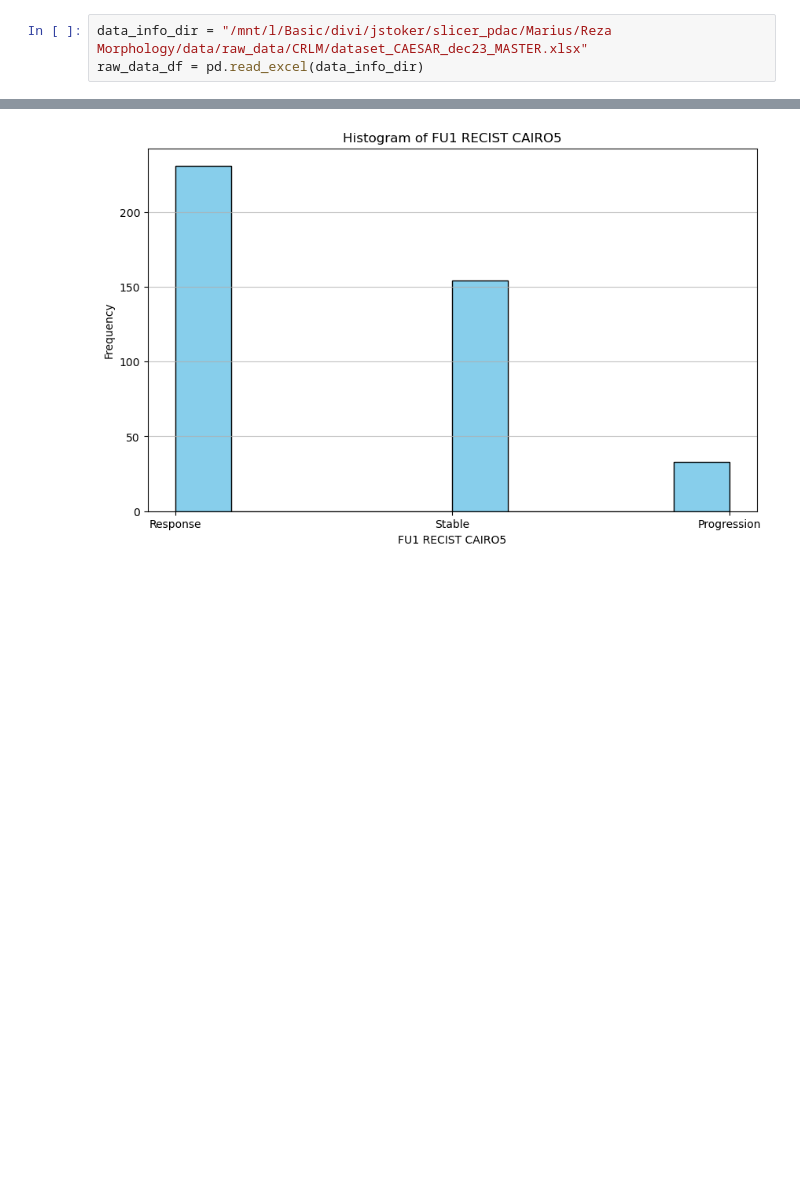
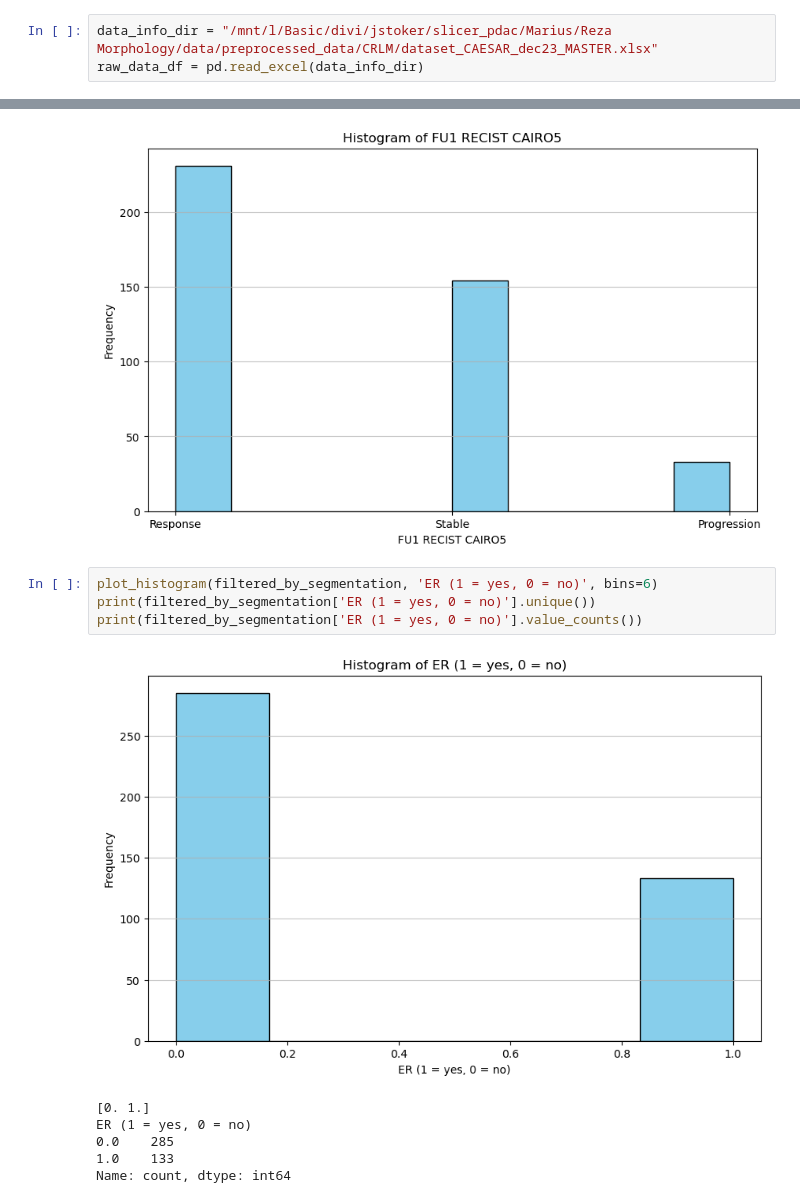
Before and after one commit to rezakarimzadeh/crlm, a Jupyter notebook: notebooks/available_data_statistics.ipynb, the cells around one changed output, grey strips where cells are left out. Saved outputs shown, nothing was run; the diff lists cells and outputs as text; blank space fills up the shorter version.

```diff
--- a/notebooks/available_data_statistics.ipynb
+++ b/notebooks/available_data_statistics.ipynb
@@ -14,7 +14,7 @@ def plot_histogram(df, column_name, bins=10):
     plt.grid(axis='y', alpha=0.75)
     plt.show()
 # %%
-data_info_dir = "/mnt/l/Basic/divi/jstoker/slicer_pdac/Marius/Reza Morphology/data/raw_data/CRLM/dataset_CAESAR_dec23_MASTER.xlsx"
+data_info_dir = "/mnt/l/Basic/divi/jstoker/slicer_pdac/Marius/Reza Morphology/data/preprocessed_data/CRLM/dataset_CAESAR_dec23_MASTER.xlsx"
 raw_data_df = pd.read_excel(data_info_dir)
 # %%
 raw_data_df.head()
@@ -121,3 +127,14 @@ See the caveats in the documentation: https://pandas.pydata.org/pandas-docs/stab
 plot_histogram(filtered_by_segmentation, 'FU1 RECIST CAIRO5', bins=10)
 # %% [output]
 [figure]
+# %%
+plot_histogram(filtered_by_segmentation, 'ER (1 = yes, 0 = no)', bins=6)
+print(filtered_by_segmentation['ER (1 = yes, 0 = no)'].unique())
+print(filtered_by_segmentation['ER (1 = yes, 0 = no)'].value_counts())
+# %% [output]
+[figure, added]
+[0. 1.]
+ER (1 = yes, 0 = no)
+0.0    285
+1.0    133
+Name: count, dtype: int64
```
Also changed, not shown: parts of 4 cells of this notebook, 10 other files.
